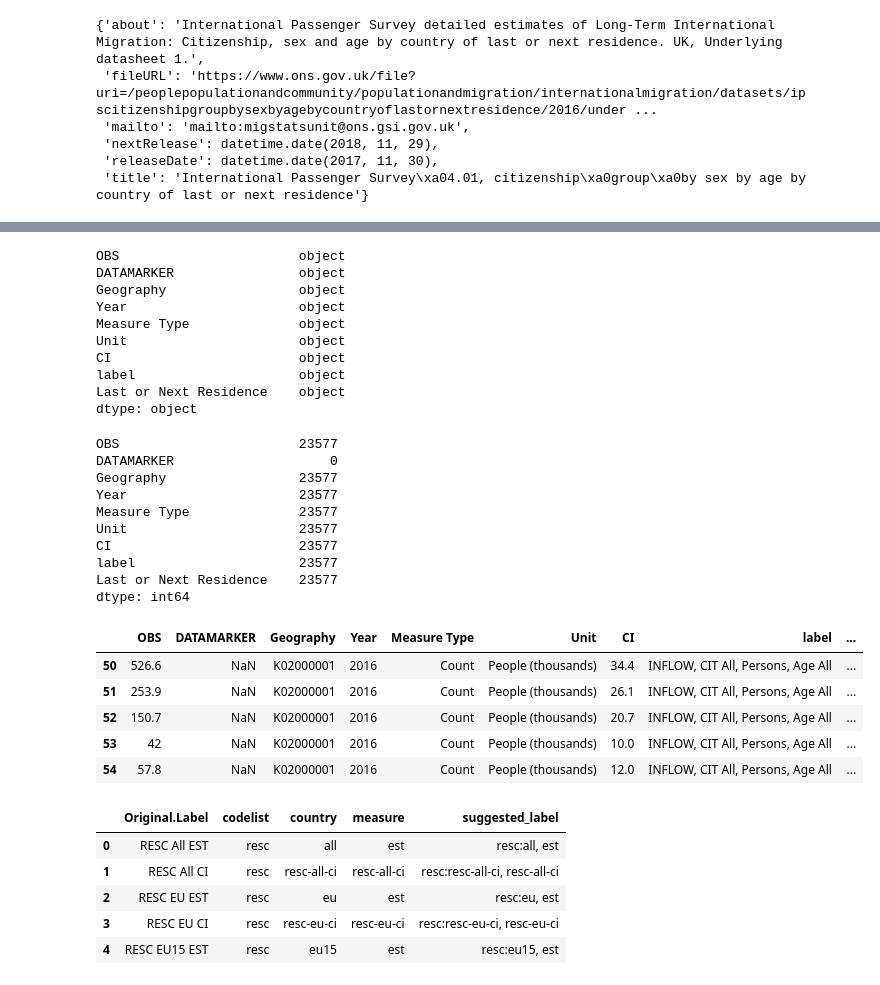
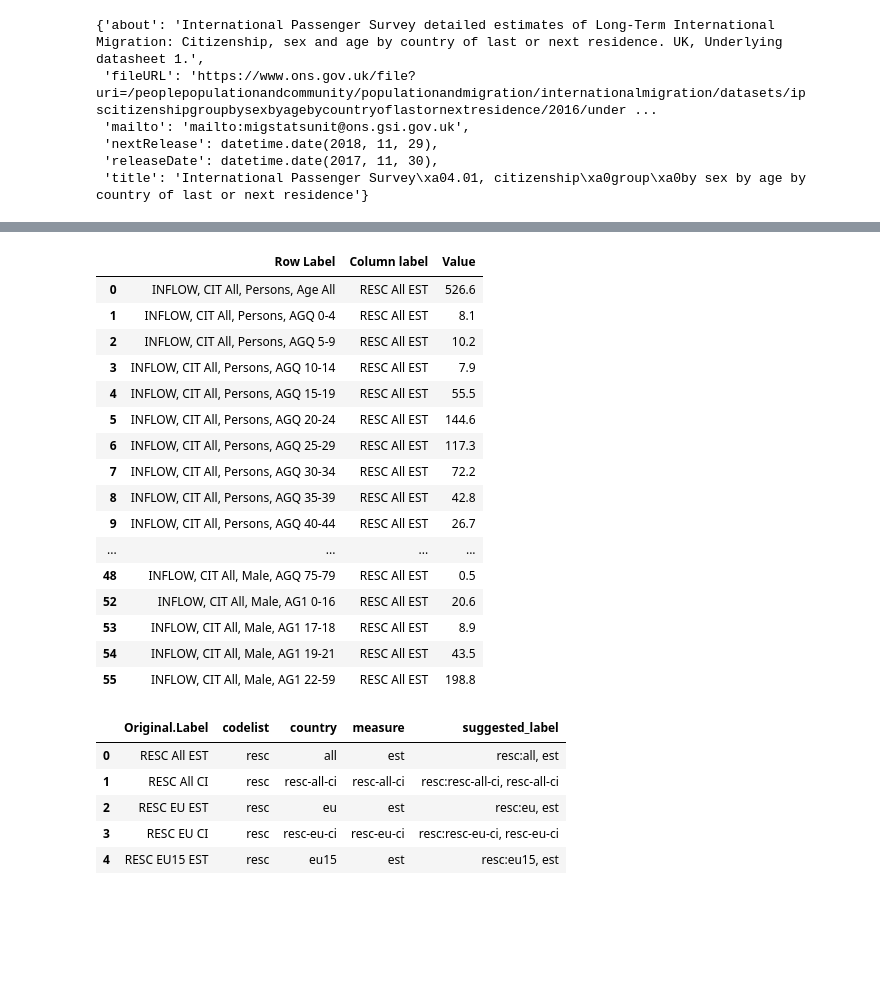
Before and after one commit to GSS-Cogs/ONS-LTIM-Passenger-Survey-4.01, a Jupyter notebook: Long-term international migration 4.01A Passenger survey.ipynb, the cells around one changed output, grey strips where cells are left out. Saved outputs shown, nothing was run; the diff lists cells and outputs as text; code cells hidden in the pictures; blank space fills up the shorter version.

```diff
--- a/Long-term international migration 4.01A Passenger survey.ipynb
+++ b/Long-term international migration 4.01A Passenger survey.ipynb
@@ -107,0 +73,5 @@ new_table
+# %%
+new_table = pd.melt(observations,
+                       ["Row Label"],
+                       var_name="Column label",
+                       value_name="Value")
@@ -125,30 +102,6 @@ dtype: int64
+# %%
+new_table.dropna(inplace=True)
 # %%
-new_table = new_table[new_table['Year'].isnull() == False]
+new_table = new_table[new_table['Value'] != '.']
-# %%
-new_table.dtypes
-# %% [output]
-OBS                       object
-DATAMARKER                object
-Geography                 object
-Year                      object
-Measure Type              object
-Unit                      object
-CI                        object
-label                     object
-Last or Next Residence    object
-dtype: object
 # %%
-new_table = new_table[new_table['OBS'] != '']
+new_table = new_table[new_table['Value'] != '0']
-# %%
-new_table.count()
-# %% [output]
-OBS                       23577
-DATAMARKER                    0
-Geography                 23577
-Year                      23577
-Measure Type              23577
-Unit                      23577
-CI                        23577
-label                     23577
-Last or Next Residence    23577
-dtype: int64
@@ -157,9 +108,20 @@ dtype: int64
 # %%
-new_table.head()
+new_table.head(50)
 # %% [output]
-|  | OBS | DATAMARKER | Geography | Year | Measure Type | Unit | CI | label | ... |
-| 50 | 526.6 | NaN | K02000001 | 2016 | Count | People (thousands) | 34.4 | INFLOW, CIT All, Persons, Age All | ... |
-| 51 | 253.9 | NaN | K02000001 | 2016 | Count | People (thousands) | 26.1 | INFLOW, CIT All, Persons, Age All | ... |
-| 52 | 150.7 | NaN | K02000001 | 2016 | Count | People (thousands) | 20.7 | INFLOW, CIT All, Persons, Age All | ... |
-| 53 | 42 | NaN | K02000001 | 2016 | Count | People (thousands) | 10.0 | INFLOW, CIT All, Persons, Age All | ... |
-| 54 | 57.8 | NaN | K02000001 | 2016 | Count | People (thousands) | 12.0 | INFLOW, CIT All, Persons, Age All | ... |
+|  | Row Label | Column label | Value |
+| 0 | INFLOW, CIT All, Persons, Age All | RESC All EST | 526.6 |
+| 1 | INFLOW, CIT All, Persons, AGQ 0-4 | RESC All EST | 8.1 |
+| 2 | INFLOW, CIT All, Persons, AGQ 5-9 | RESC All EST | 10.2 |
+| 3 | INFLOW, CIT All, Persons, AGQ 10-14 | RESC All EST | 7.9 |
+| 4 | INFLOW, CIT All, Persons, AGQ 15-19 | RESC All EST | 55.5 |
+| 5 | INFLOW, CIT All, Persons, AGQ 20-24 | RESC All EST | 144.6 |
+| 6 | INFLOW, CIT All, Persons, AGQ 25-29 | RESC All EST | 117.3 |
+| 7 | INFLOW, CIT All, Persons, AGQ 30-34 | RESC All EST | 72.2 |
+| 8 | INFLOW, CIT All, Persons, AGQ 35-39 | RESC All EST | 42.8 |
+| 9 | INFLOW, CIT All, Persons, AGQ 40-44 | RESC All EST | 26.7 |
+| ... | ... | ... | ... |
+| 48 | INFLOW, CIT All, Male, AGQ 75-79 | RESC All EST | 0.5 |
+| 52 | INFLOW, CIT All, Male, AG1 0-16 | RESC All EST | 20.6 |
+| 53 | INFLOW, CIT All, Male, AG1 17-18 | RESC All EST | 8.9 |
+| 54 | INFLOW, CIT All, Male, AG1 19-21 | RESC All EST | 43.5 |
+| 55 | INFLOW, CIT All, Male, AG1 22-59 | RESC All EST | 198.8 |
```
Also changed, not shown: parts of 82 cells of this notebook.
